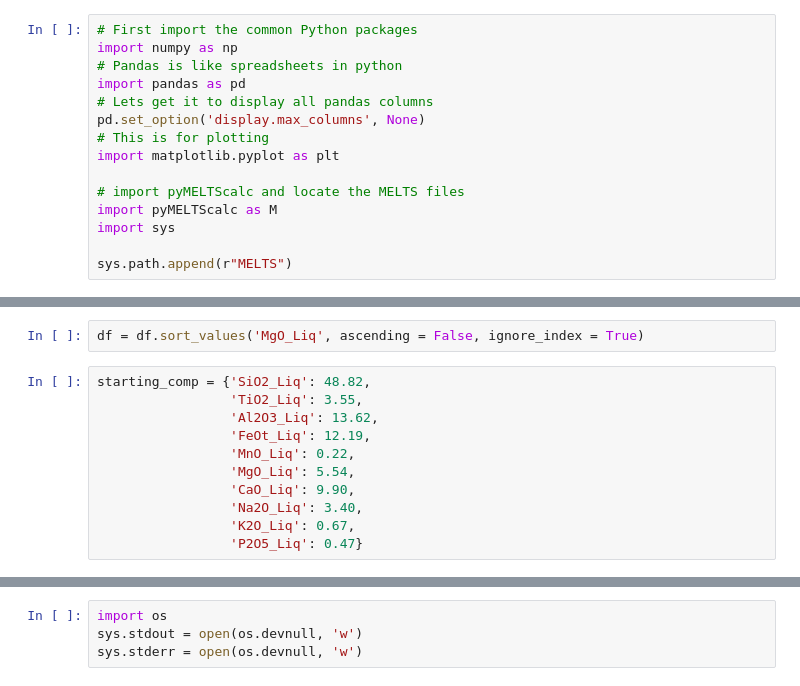
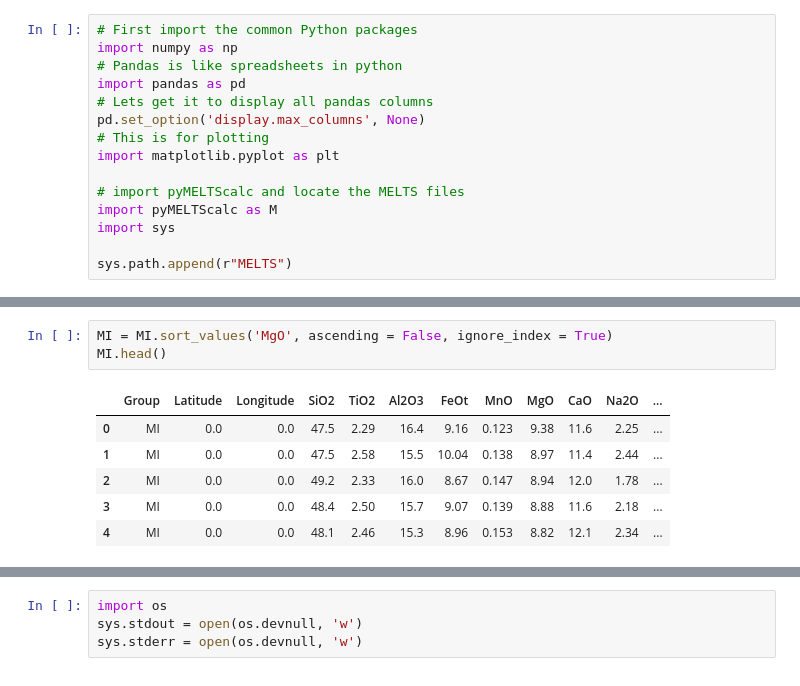
Before and after one commit to gleesonm1/MELTS_CIDER_2023, a Jupyter notebook: MELTS_workshop_Q2.ipynb, the cells around one changed output, grey strips where cells are left out. Drawn from its saved outputs; the diff is of its cells as text.

```diff
--- a/MELTS_workshop_Q2.ipynb
+++ b/MELTS_workshop_Q2.ipynb
@@ -24,13 +40,10 @@ df = pd.read_excel('Wolf_tephra.xlsx')
 # %%
-df = df.sort_values('MgO_Liq', ascending = False, ignore_index = True)
+MI = MI.sort_values('MgO', ascending = False, ignore_index = True)
+MI.head()
+# %% [output]
+|  | Group | Latitude | Longitude | SiO2 | TiO2 | Al2O3 | FeOt | MnO | MgO | CaO | Na2O | ... |
+| 0 | MI | 0.0 | 0.0 | 47.5 | 2.29 | 16.4 | 9.16 | 0.123 | 9.38 | 11.6 | 2.25 | ... |
+| 1 | MI | 0.0 | 0.0 | 47.5 | 2.58 | 15.5 | 10.04 | 0.138 | 8.97 | 11.4 | 2.44 | ... |
+| 2 | MI | 0.0 | 0.0 | 49.2 | 2.33 | 16.0 | 8.67 | 0.147 | 8.94 | 12.0 | 1.78 | ... |
+| 3 | MI | 0.0 | 0.0 | 48.4 | 2.50 | 15.7 | 9.07 | 0.139 | 8.88 | 11.6 | 2.18 | ... |
+| 4 | MI | 0.0 | 0.0 | 48.1 | 2.46 | 15.3 | 8.96 | 0.153 | 8.82 | 12.1 | 2.34 | ... |
-# %%
-starting_comp = {'SiO2_Liq': 48.82,
-                 'TiO2_Liq': 3.55,
-                 'Al2O3_Liq': 13.62,
-                 'FeOt_Liq': 12.19,
-                 'MnO_Liq': 0.22,
-                 'MgO_Liq': 5.54,
-                 'CaO_Liq': 9.90,
-                 'Na2O_Liq': 3.40,
-                 'K2O_Liq': 0.67,
-                 'P2O5_Liq': 0.47}
```
Also changed, not shown: parts of 35 cells of this notebook, 8 other files.
